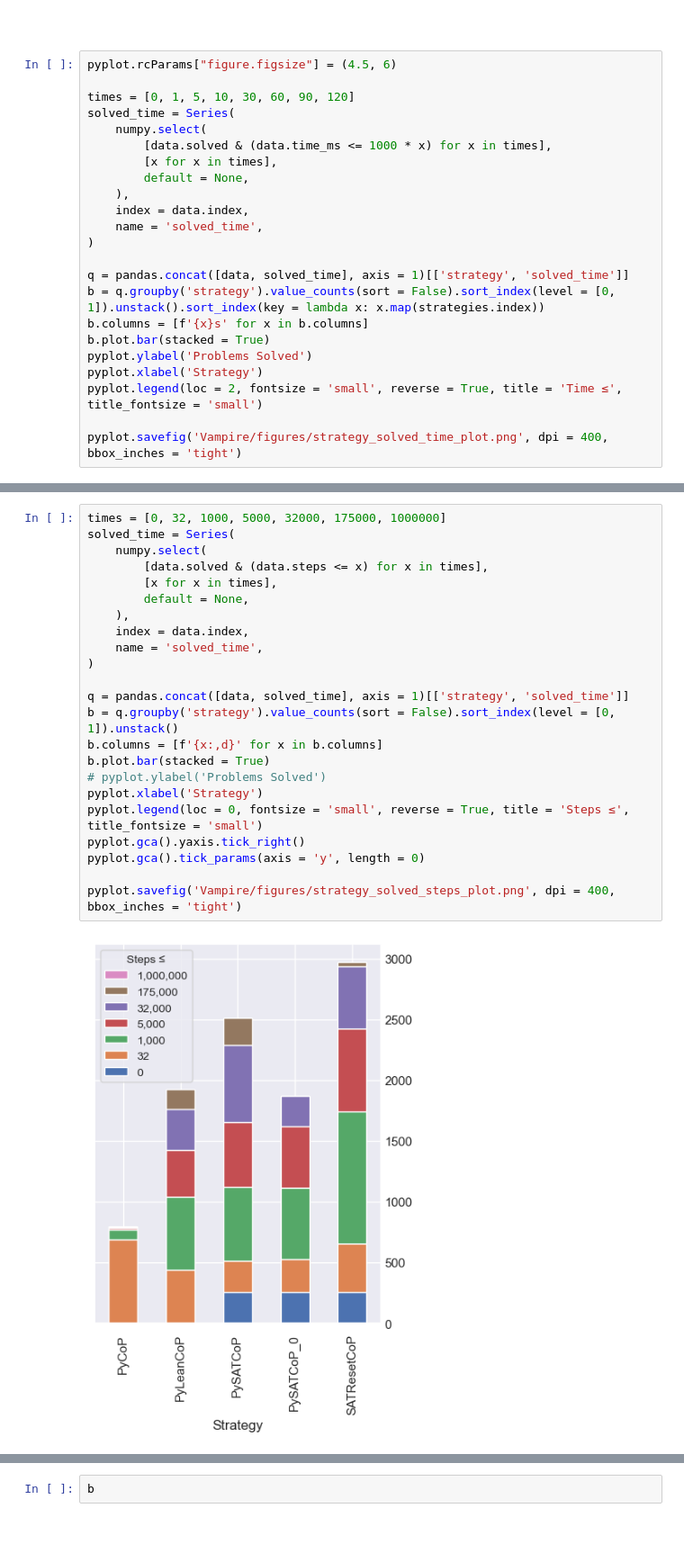
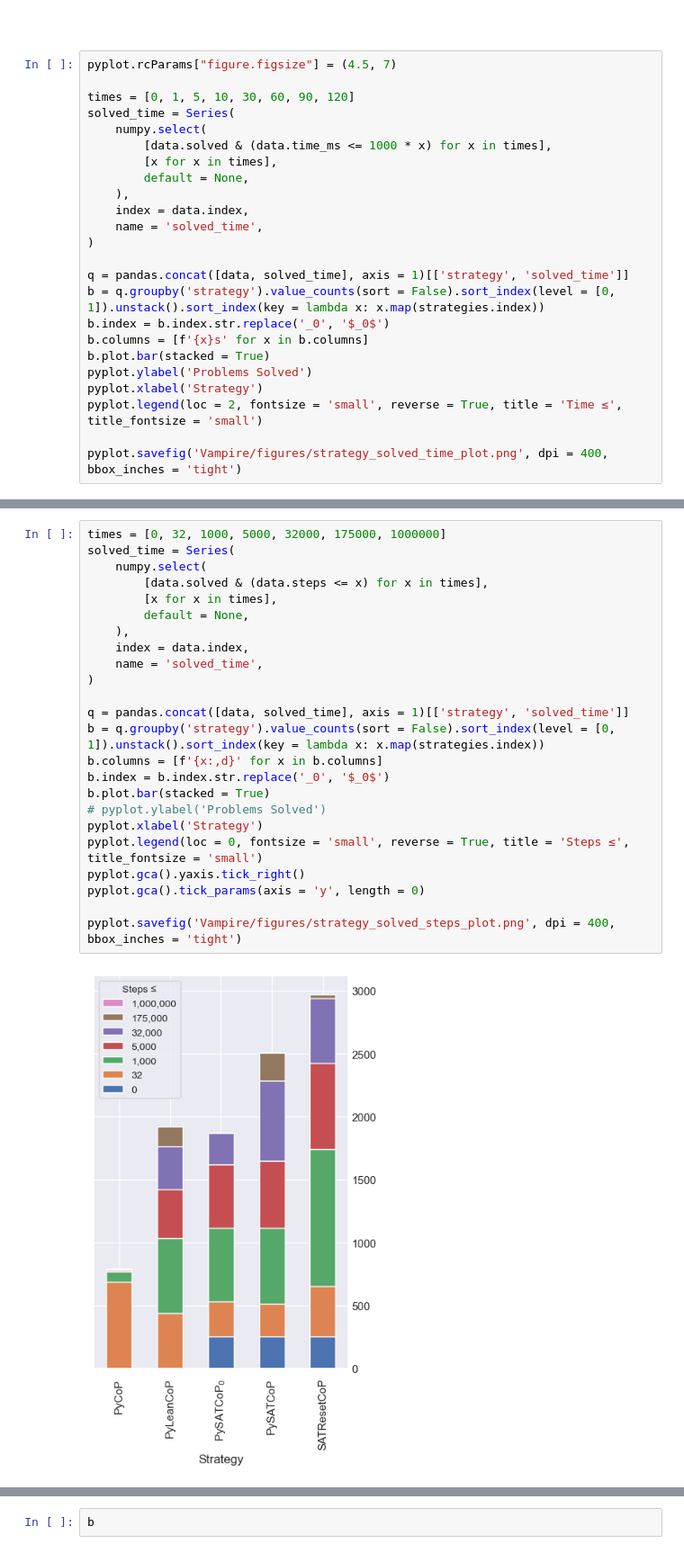
Before and after one commit to mfixman/connections, a Jupyter notebook: jupyter/Vampire.ipynb, the cells around one changed output, grey strips where cells are left out. Shown at 90% size. Drawn from its saved outputs; the diff is of its cells as text; blank space fills up the shorter version.

```diff
--- a/jupyter/Vampire.ipynb
+++ b/jupyter/Vampire.ipynb
@@ -302,7 +302,7 @@ b
 # %% [markdown]
 #
 # %%
-pyplot.rcParams["figure.figsize"] = (4.5, 6)
+pyplot.rcParams["figure.figsize"] = (4.5, 7)
 
 times = [0, 1, 5, 10, 30, 60, 90, 120]
 solved_time = Series(
@@ -317,6 +317,7 @@ solved_time = Series(
 
 q = pandas.concat([data, solved_time], axis = 1)[['strategy', 'solved_time']]
 b = q.groupby('strategy').value_counts(sort = False).sort_index(level = [0, 1]).unstack().sort_index(key = lambda x: x.map(strategies.index))
+b.index = b.index.str.replace('_0', '$_0$')
 b.columns = [f'{x}s' for x in b.columns]
 b.plot.bar(stacked = True)
 pyplot.ylabel('Problems Solved')
@@ -329,25 +330,26 @@ pyplot.savefig('Vampire/figures/strategy_solved_time_plot.png', dpi = 400, bbox_
 # %%
 times = [0, 32, 1000, 5000, 32000, 175000, 1000000]
 solved_time = Series(
     numpy.select(
         [data.solved & (data.steps <= x) for x in times],
         [x for x in times],
         default = None,
     ),
     index = data.index,
     name = 'solved_time',
 )
 
 q = pandas.concat([data, solved_time], axis = 1)[['strategy', 'solved_time']]
-b = q.groupby('strategy').value_counts(sort = False).sort_index(level = [0, 1]).unstack()
+b = q.groupby('strategy').value_counts(sort = False).sort_index(level = [0, 1]).unstack().sort_index(key = lambda x: x.map(strategies.index))
 b.columns = [f'{x:,d}' for x in b.columns]
+b.index = b.index.str.replace('_0', '$_0$')
 b.plot.bar(stacked = True)
 # pyplot.ylabel('Problems Solved')
 pyplot.xlabel('Strategy')
 pyplot.legend(loc = 0, fontsize = 'small', reverse = True, title = 'Steps ≤', title_fontsize = 'small')
 pyplot.gca().yaxis.tick_right()
 pyplot.gca().tick_params(axis = 'y', length = 0)
 
 pyplot.savefig('Vampire/figures/strategy_solved_steps_plot.png', dpi = 400, bbox_inches = 'tight')
 # %% [output]
-[figure, old version]
+[figure, new version]
```
Also changed, not shown: parts of 3 cells of this notebook, 5 other files.
